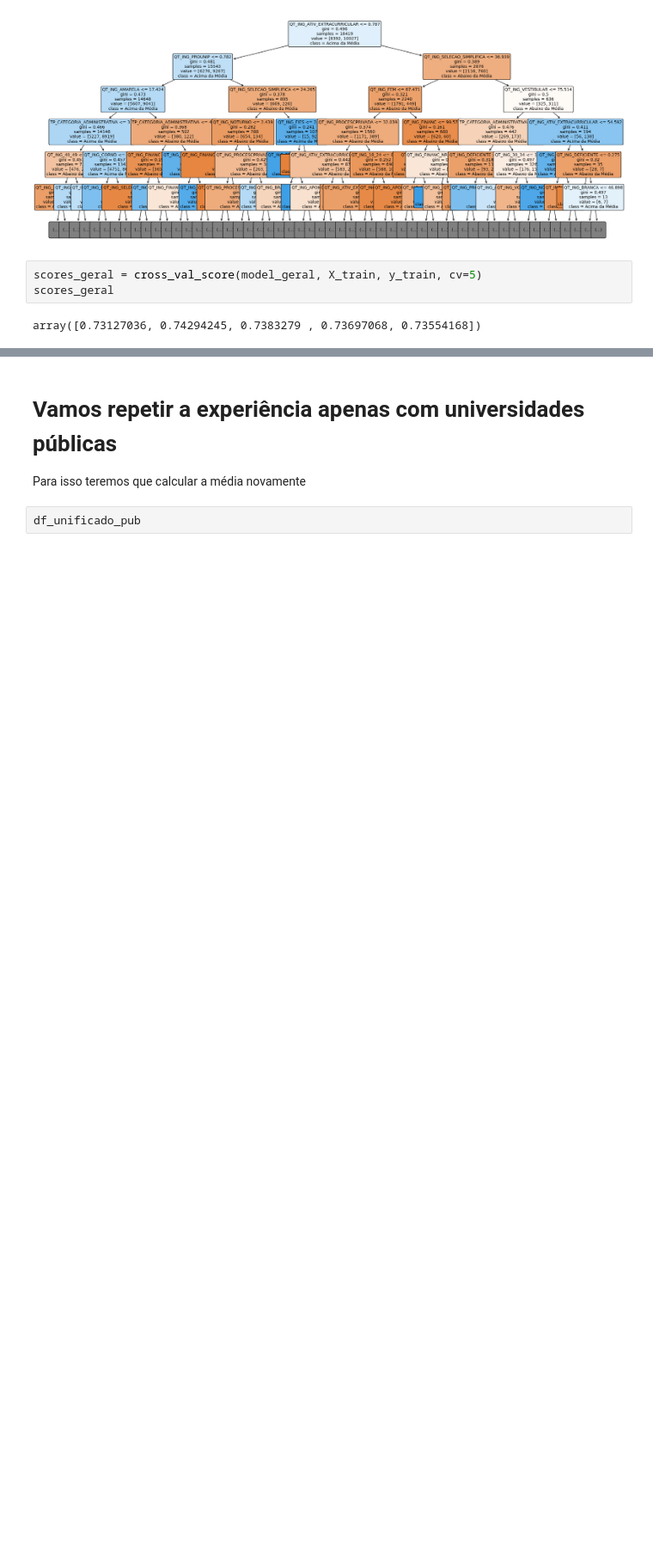
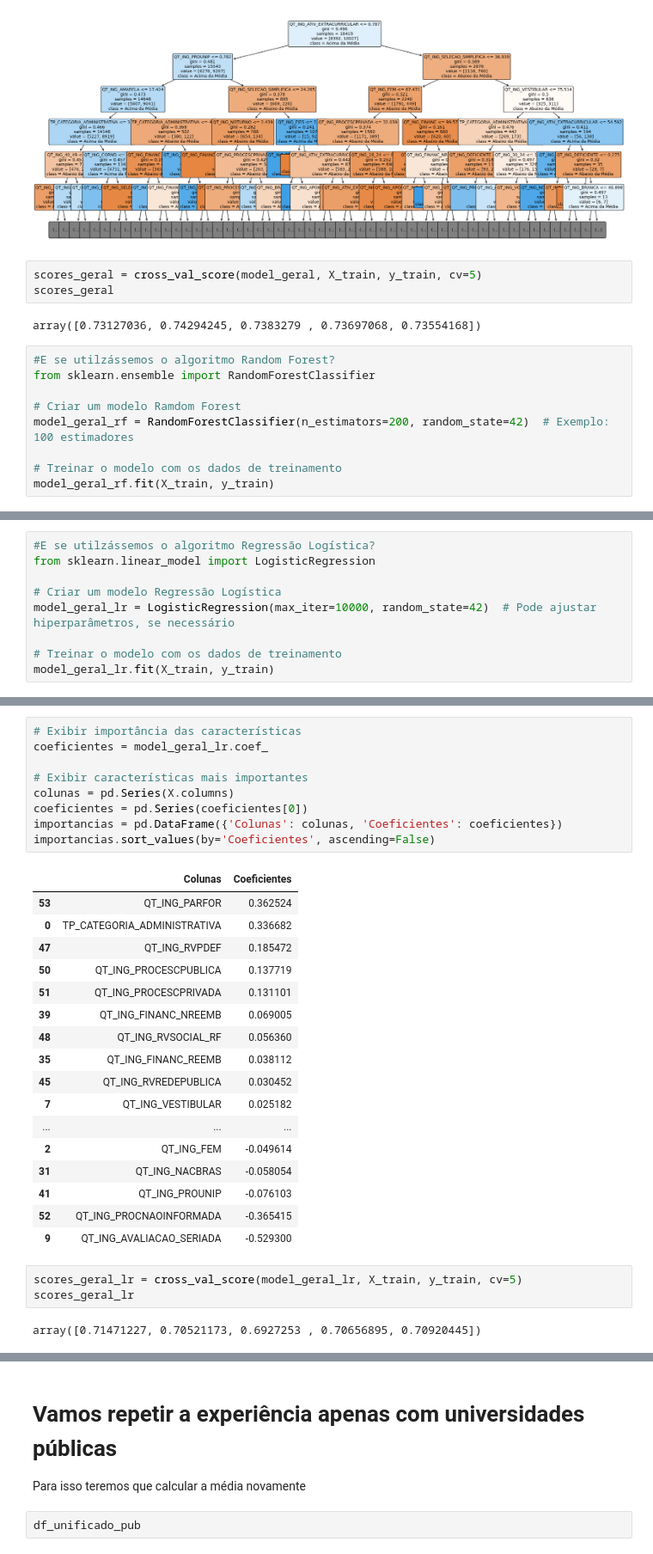
Before and after one commit to tcc-drtm-univesp/analise-dados-evasao, a Jupyter notebook: notebooks/Censo_Edu_Sup_e_Fluxo2017_Media.ipynb, the cells around one changed output, grey strips where cells are left out. Shown at 86% size. Drawn from its saved outputs; the diff is of its cells as text; blank space fills up the shorter version.

Commit message:
Testes com Random Forest, Regressão Logística e Redes Neurais. Seleção alternativa de dados para o Questionário Socio-econômico da USP

```diff
--- a/notebooks/Censo_Edu_Sup_e_Fluxo2017_Media.ipynb
+++ b/notebooks/Censo_Edu_Sup_e_Fluxo2017_Media.ipynb
@@ -583,3 +583,12 @@ scores_geral = cross_val_score(model_geral, X_train, y_train, cv=5)
 scores_geral
 # %% [output]
 array([0.73127036, 0.74294245, 0.7383279 , 0.73697068, 0.73554168])
+# %%
+#E se utilzássemos o algoritmo Random Forest?
+from sklearn.ensemble import RandomForestClassifier
+
+# Criar um modelo Ramdom Forest
+model_geral_rf = RandomForestClassifier(n_estimators=200, random_state=42)  # Exemplo: 100 estimadores
+
+# Treinar o modelo com os dados de treinamento
+model_geral_rf.fit(X_train, y_train)
@@ -585,0 +651,9 @@ array([0.73127036, 0.74294245, 0.7383279 , 0.73697068, 0.73554168])
+# %%
+#E se utilzássemos o algoritmo Regressão Logística?
+from sklearn.linear_model import LogisticRegression
+
+# Criar um modelo Regressão Logística
+model_geral_lr = LogisticRegression(max_iter=10000, random_state=42)  # Pode ajustar hiperparâmetros, se necessário
+
+# Treinar o modelo com os dados de treinamento
+model_geral_lr.fit(X_train, y_train)
@@ -585,0 +682,32 @@ array([0.73127036, 0.74294245, 0.7383279 , 0.73697068, 0.73554168])
+# %%
+# Exibir importância das características
+coeficientes = model_geral_lr.coef_
+
+# Exibir características mais importantes
+colunas = pd.Series(X.columns)
+coeficientes = pd.Series(coeficientes[0])
+importancias = pd.DataFrame({'Colunas': colunas, 'Coeficientes': coeficientes})
+importancias.sort_values(by='Coeficientes', ascending=False)
+# %% [output]
+|  | Colunas | Coeficientes |
+| 53 | QT_ING_PARFOR | 0.362524 |
+| 0 | TP_CATEGORIA_ADMINISTRATIVA | 0.336682 |
+| 47 | QT_ING_RVPDEF | 0.185472 |
+| 50 | QT_ING_PROCESCPUBLICA | 0.137719 |
+| 51 | QT_ING_PROCESCPRIVADA | 0.131101 |
+| 39 | QT_ING_FINANC_NREEMB | 0.069005 |
+| 48 | QT_ING_RVSOCIAL_RF | 0.056360 |
+| 35 | QT_ING_FINANC_REEMB | 0.038112 |
+| 45 | QT_ING_RVREDEPUBLICA | 0.030452 |
+| 7 | QT_ING_VESTIBULAR | 0.025182 |
+| ... | ... | ... |
+| 2 | QT_ING_FEM | -0.049614 |
+| 31 | QT_ING_NACBRAS | -0.058054 |
+| 41 | QT_ING_PROUNIP | -0.076103 |
+| 52 | QT_ING_PROCNAOINFORMADA | -0.365415 |
+| 9 | QT_ING_AVALIACAO_SERIADA | -0.529300 |
+# %%
+scores_geral_lr = cross_val_score(model_geral_lr, X_train, y_train, cv=5)
+scores_geral_lr
+# %% [output]
+array([0.71471227, 0.70521173, 0.6927253 , 0.70656895, 0.70920445])
```
Also changed, not shown: parts of 15 cells of this notebook, 1 other file.
